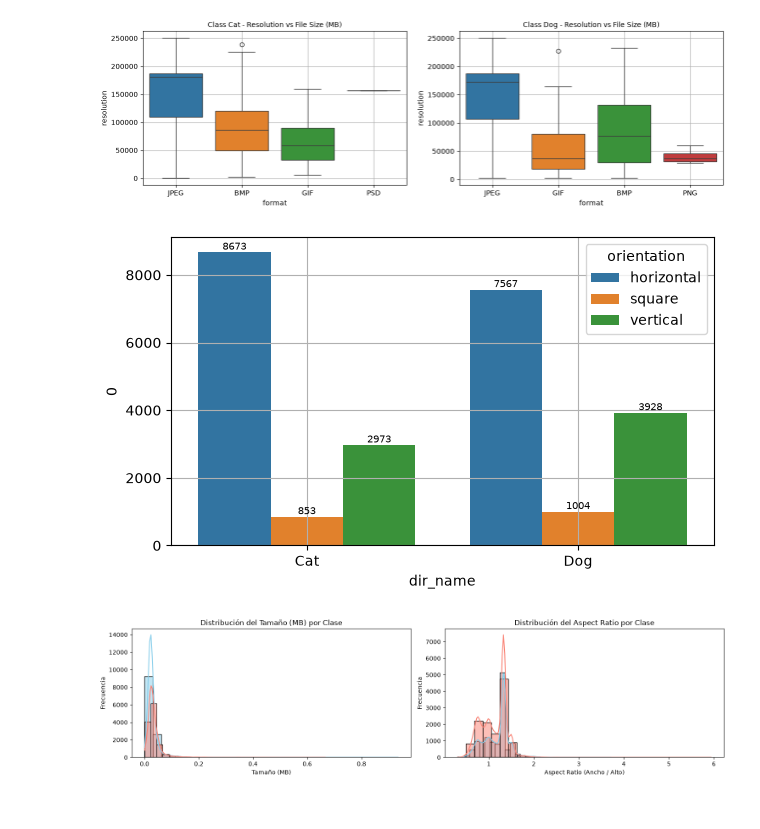
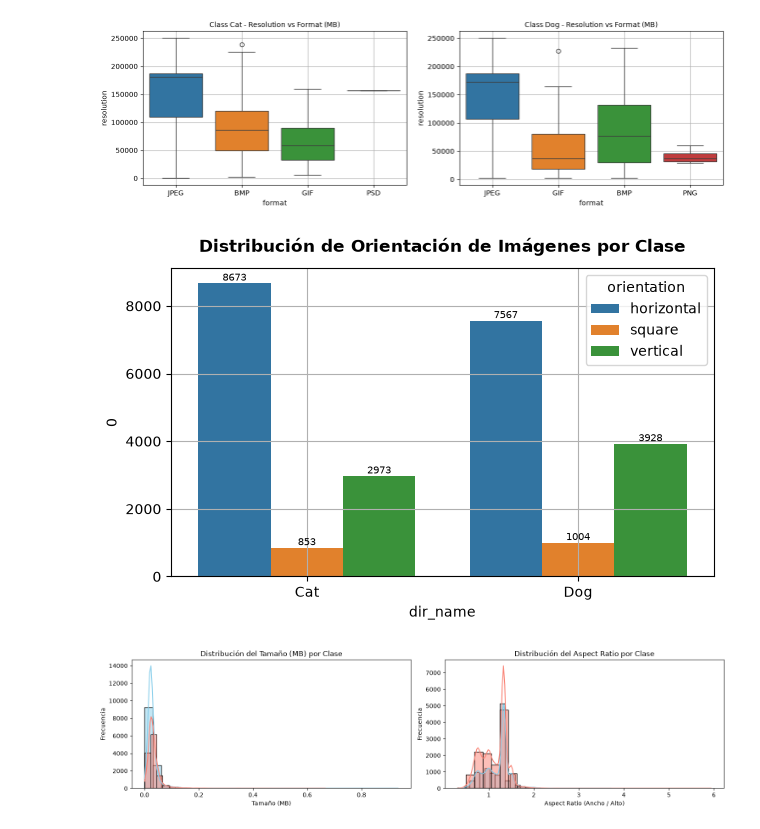
Before and after one commit to 317745/IA_PROJECT, a Jupyter notebook: proyecto/eda.ipynb, the cells around one changed output. Cells and saved outputs as stored; diff of their text form; code cells hidden in the pictures.

```diff
--- a/proyecto/eda.ipynb
+++ b/proyecto/eda.ipynb
@@ -120,26 +120,28 @@ plot_resolution_vs_file_size(df_images_classification,n=10)
 # %%
 classes_classification = df_images_classification['dir_name'].unique()
-plt.figure(figsize=(20, 4))
-for i, class_name in enumerate(classes_classification):
-    plt.subplot(1, len(classes_classification), i+1)
-    plt.title(f"Class {class_name} - Resolution vs File Size (MB)", fontsize=10, color='black')
-    sns.scatterplot(
-        data=df_images_classification[df_images_classification['dir_name'] == class_name],
-        x='resolution',
-        y='file_size_mb',
-        hue='format',
-        style='format',
-        alpha=0.5
-    )
-    plt.grid()
-plt.show()
+def plot_class_resolution_vs_file_size(df, classes):
+    plt.figure(figsize=(20, 4))
+    for i, class_name in enumerate(classes):
+        plt.subplot(1, len(classes), i+1)
+        plt.title(f"Class {class_name} - Resolution vs File Size (MB)", fontsize=10, color='black')
+        sns.scatterplot(
+            data=df[df['dir_name'] == class_name],
+            x='resolution',
+            y='file_size_mb',
+            hue='format',
+            style='format',
+            alpha=0.5
+        )
+        plt.grid()
+    plt.show()
+plot_class_resolution_vs_file_size(df_images_classification, classes_classification)
 # %% [output]
 [figure]
 # %%
 plt.figure(figsize=(15, 4))
 for i, class_name in enumerate(classes_classification):
     plt.subplot(1, len(classes_classification), i+1)
-    plt.title(f"Class {class_name} - Resolution vs File Size (MB)", fontsize=10, color='black')
+    plt.title(f"Class {class_name} - File Size (MB) vs Format", fontsize=10, color='black')
     sns.boxplot(
         data=df_images_classification[df_images_classification['dir_name'] == class_name],
         y='file_size_mb',
@@ -154,7 +156,7 @@ plt.show()
 plt.figure(figsize=(15, 4))
 for i, class_name in enumerate(classes_classification):
     plt.subplot(1, len(classes_classification), i+1)
-    plt.title(f"Class {class_name} - Resolution vs File Size (MB)", fontsize=10, color='black')
+    plt.title(f"Class {class_name} - Resolution vs Format (MB)", fontsize=10, color='black')
     sns.boxplot(
         data=df_images_classification[df_images_classification['dir_name'] == class_name],
         y='resolution',
@@ -171,17 +173,18 @@ df_images_classification_modified['orientation'] = df_images_classification_modi
     lambda x: 'square' if 0.97 <= x <= 1.03 else 'vertical' if x < 1 else 'horizontal'
 )
 # %%
-conteo_groupby = df_images_classification_modified.groupby(['dir_name', 'orientation'], group_keys=False).size()
-conteo_class_orientation = pd.DataFrame(conteo_groupby)
+conteo_groupby_class = df_images_classification_modified.groupby(['dir_name', 'orientation'], group_keys=False).size()
+conteo_class_orientation = pd.DataFrame(conteo_groupby_class)
 # %%
 plt.figure(figsize=(7, 4))
 ax = sns.barplot(data=conteo_class_orientation, y=0, x='dir_name', estimator='sum', hue='orientation')
 for container in ax.containers:
     ax.bar_label(container, fontsize=7.5)
+plt.title('Distribución de Orientación de Imágenes por Clase', fontsize=12, fontweight='bold', pad=12)
 plt.grid()
 plt.show()
 # %% [output]
-[figure, old version]
+[figure, new version]
 # %%
 plt.figure(figsize=(15, 4))
 
```
Also changed, not shown: parts of 16 cells of this notebook.
